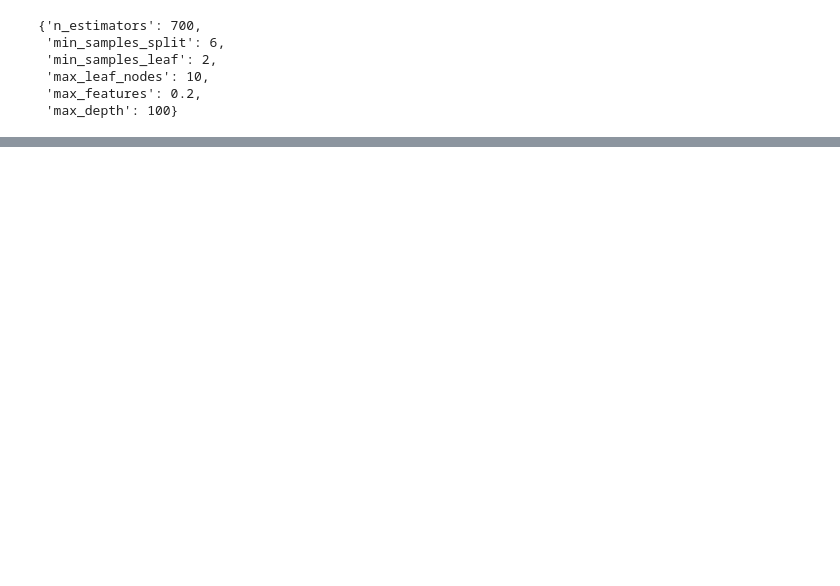
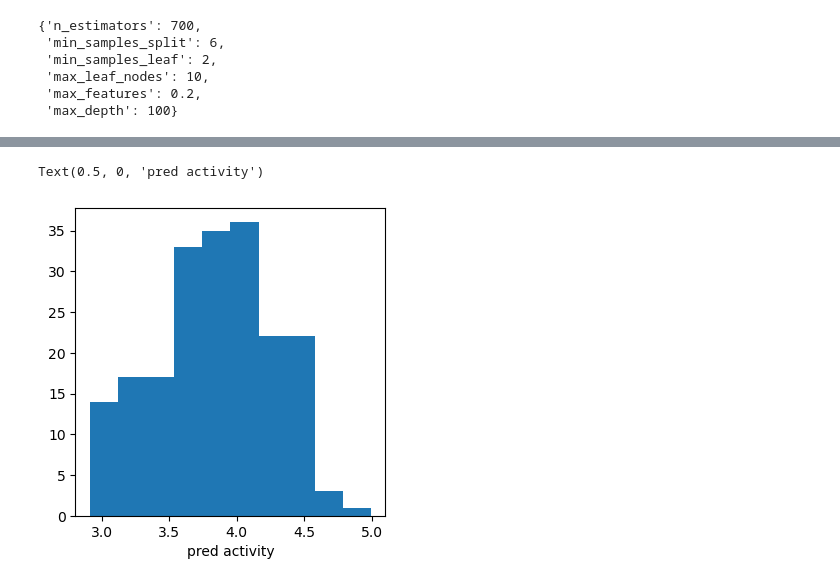
Before and after one commit to kevingeo11/Protein-Design, a Jupyter notebook: src/notebooks/surrogate_model.ipynb, the cells around one changed output, grey strips where cells are left out. Cells and saved outputs as stored; diff of their text form; code cells hidden in the pictures; blank space fills up the shorter version.

```diff
--- a/src/notebooks/surrogate_model.ipynb
+++ b/src/notebooks/surrogate_model.ipynb
@@ -265,0 +338,7 @@ Text(0.5, 1.0, 'Test \n spearmanr corr = 0.72 \n mse = 1.67')
+# %%
+plt.figure(figsize=(4, 4))
+plt.hist(y_pred)
+plt.xlabel('pred activity')
+# %% [output]
+Text(0.5, 0, 'pred activity')
+[figure, added]
```
Also changed, not shown: parts of 26 cells of this notebook, 2 other files.
